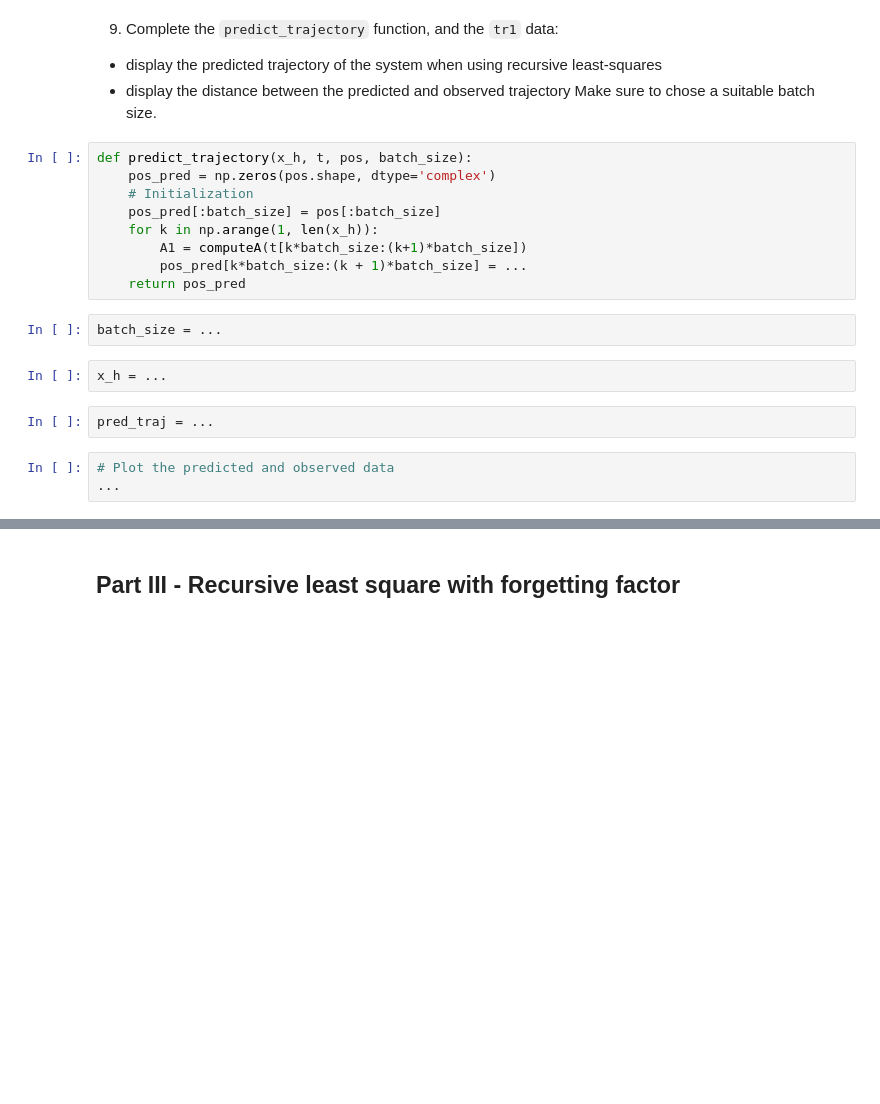
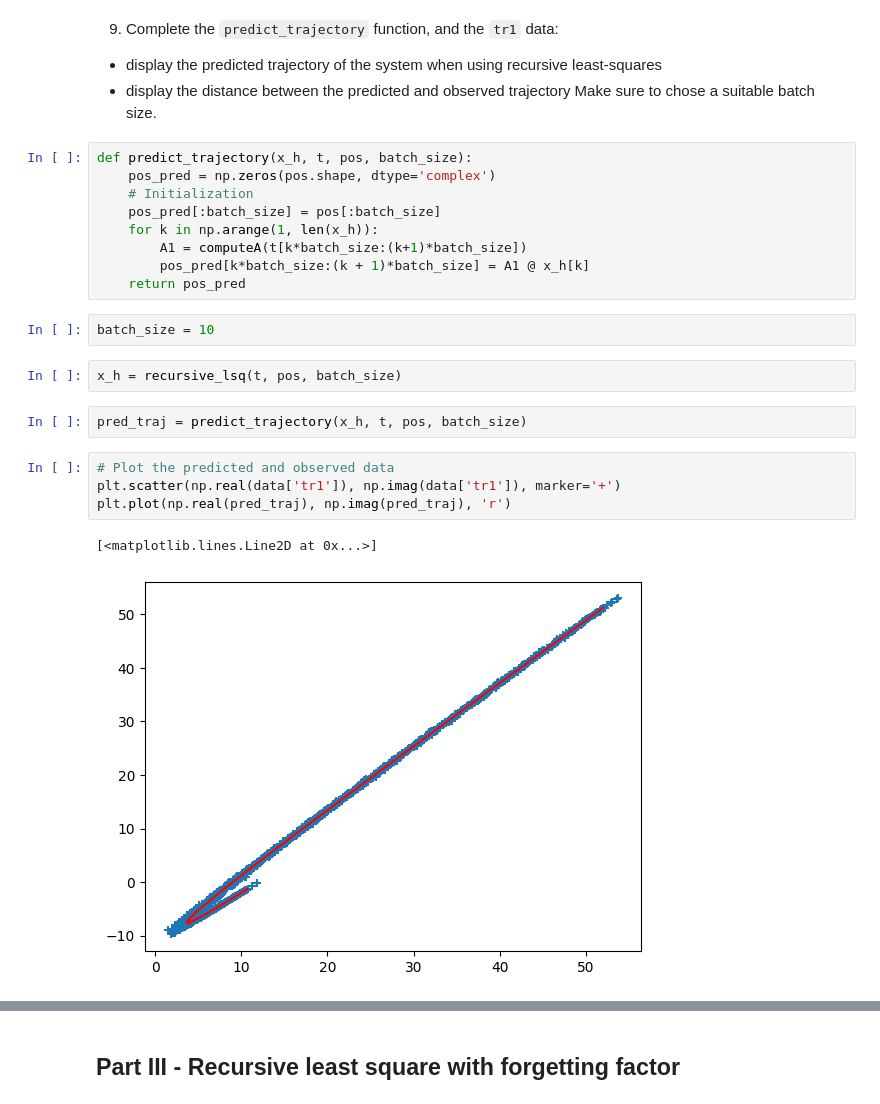
Before and after one commit to mike6942069420/matrix-analysis-2024, a Jupyter notebook: exercises/week5/Recursive least squares.ipynb, the cells around one changed output, grey strips where cells are left out. Saved outputs shown, nothing was run; the diff lists cells and outputs as text; blank space fills up the shorter version.

```diff
--- a/exercises/week5/Recursive least squares.ipynb
+++ b/exercises/week5/Recursive least squares.ipynb
@@ -316,16 +322,20 @@ def predict_trajectory(x_h, t, pos, batch_size):
     pos_pred[:batch_size] = pos[:batch_size]
     for k in np.arange(1, len(x_h)):
         A1 = computeA(t[k*batch_size:(k+1)*batch_size])
-        pos_pred[k*batch_size:(k + 1)*batch_size] = ...
+        pos_pred[k*batch_size:(k + 1)*batch_size] = A1 @ x_h[k]
     return pos_pred
 # %%
-batch_size = ...
+batch_size = 10
 # %%
-x_h = ...
+x_h = recursive_lsq(t, pos, batch_size)
 # %%
-pred_traj = ...
+pred_traj = predict_trajectory(x_h, t, pos, batch_size)
 # %%
 # Plot the predicted and observed data
-...
+plt.scatter(np.real(data['tr1']), np.imag(data['tr1']), marker='+')
+plt.plot(np.real(pred_traj), np.imag(pred_traj), 'r')
+# %% [output]
+[<matplotlib.lines.Line2D at 0x...>]
+[figure, added]
 # %%
 # Plot the error between prediction and observation
```
Also changed, not shown: parts of 14 cells of this notebook.
